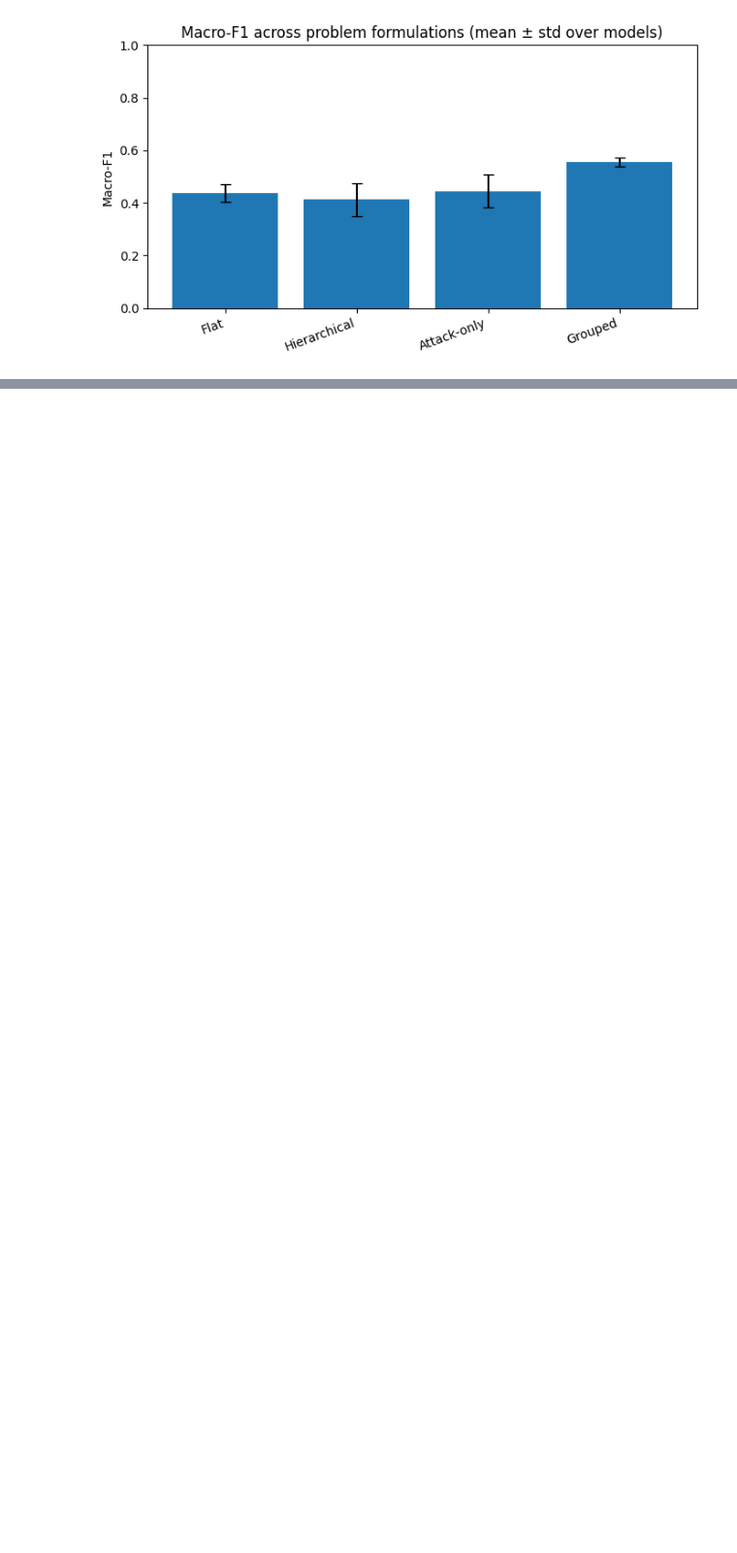
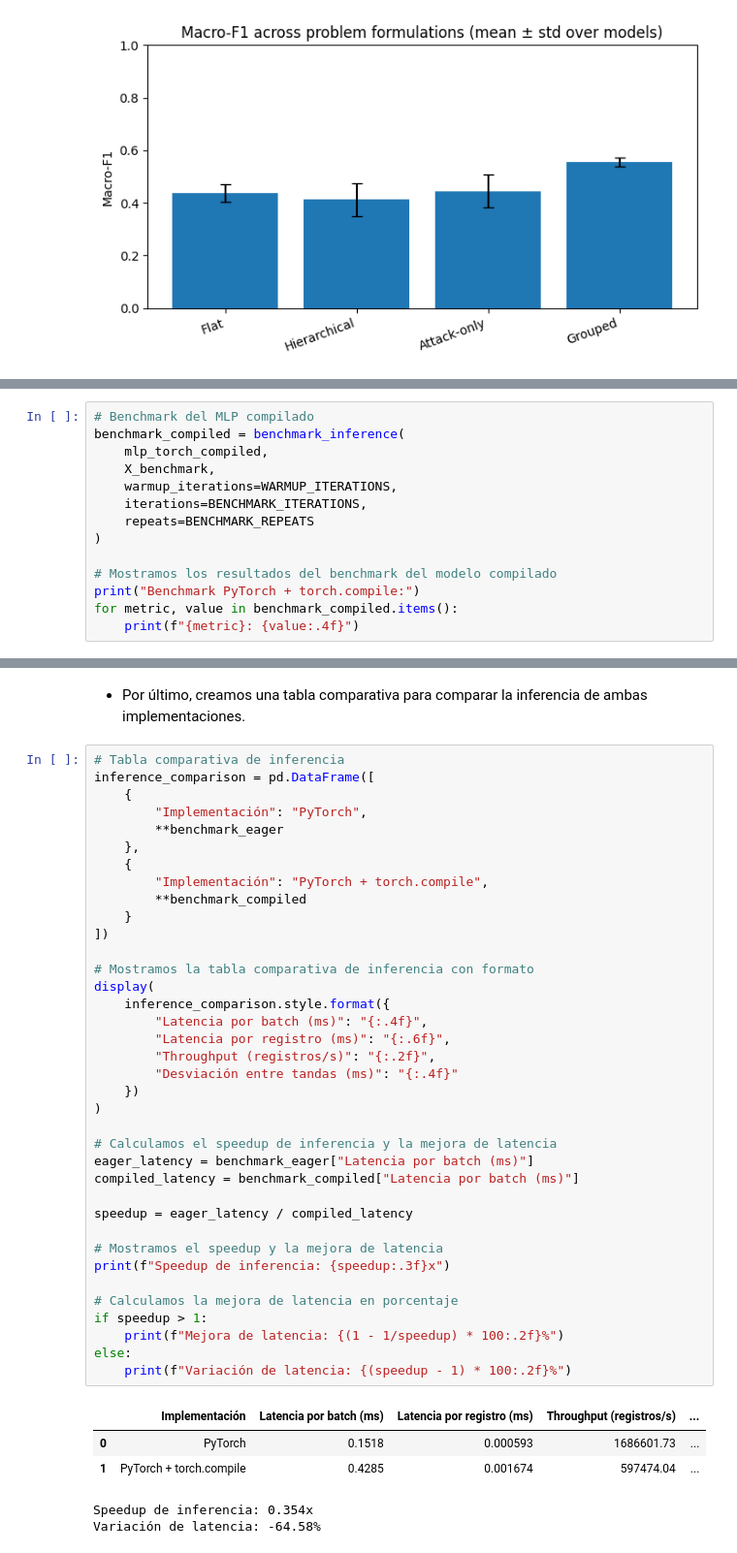
Before and after one commit to rgarciaee/UNSW-NB15-Intrusion-Detection-Binary-Multi-Class-and-Hierarchical-Attack-Classification, a Jupyter notebook: notebooks/Intrussion_Detecto_UNSW-NB15.ipynb, the cells around one changed output, grey strips where cells are left out. Shown at 97% size. Saved outputs shown, nothing was run; the diff lists cells and outputs as text; blank space fills up the shorter version.

```diff
--- a/notebooks/Intrussion_Detecto_UNSW-NB15.ipynb
+++ b/notebooks/Intrussion_Detecto_UNSW-NB15.ipynb
@@ -2185,0 +2960,14 @@ plt.show()
+# %%
+# Benchmark del MLP compilado
+benchmark_compiled = benchmark_inference(
+    mlp_torch_compiled,
+    X_benchmark,
+    warmup_iterations=WARMUP_ITERATIONS,
+    iterations=BENCHMARK_ITERATIONS,
+    repeats=BENCHMARK_REPEATS
+)
+
+# Mostramos los resultados del benchmark del modelo compilado
+print("Benchmark PyTorch + torch.compile:")
+for metric, value in benchmark_compiled.items():
+    print(f"{metric}: {value:.4f}")
@@ -2185,0 +2980,45 @@ plt.show()
+# %% [markdown]
+* Por último, creamos una tabla comparativa para comparar la inferencia de ambas implementaciones.
+# %%
+# Tabla comparativa de inferencia
+inference_comparison = pd.DataFrame([
+    {
+        "Implementación": "PyTorch",
+        **benchmark_eager
+    },
+    {
+        "Implementación": "PyTorch + torch.compile",
+        **benchmark_compiled
+    }
+])
+
+# Mostramos la tabla comparativa de inferencia con formato
+display(
+    inference_comparison.style.format({
+        "Latencia por batch (ms)": "{:.4f}",
+        "Latencia por registro (ms)": "{:.6f}",
+        "Throughput (registros/s)": "{:.2f}",
+        "Desviación entre tandas (ms)": "{:.4f}"
+    })
+)
+
+# Calculamos el speedup de inferencia y la mejora de latencia
+eager_latency = benchmark_eager["Latencia por batch (ms)"]
+compiled_latency = benchmark_compiled["Latencia por batch (ms)"]
+
+speedup = eager_latency / compiled_latency
+
+# Mostramos el speedup y la mejora de latencia
+print(f"Speedup de inferencia: {speedup:.3f}x")
+
+# Calculamos la mejora de latencia en porcentaje
+if speedup > 1:
+    print(f"Mejora de latencia: {(1 - 1/speedup) * 100:.2f}%")
+else:
+    print(f"Variación de latencia: {(speedup - 1) * 100:.2f}%")
+# %% [output]
+|  | Implementación | Latencia por batch (ms) | Latencia por registro (ms) | Throughput (registros/s) | ... |
+| 0 | PyTorch | 0.1518 | 0.000593 | 1686601.73 | ... |
+| 1 | PyTorch + torch.compile | 0.4285 | 0.001674 | 597474.04 | ... |
+Speedup de inferencia: 0.354x
+Variación de latencia: -64.58%
```
Also changed, not shown: parts of 56 cells of this notebook, 4 other files.
